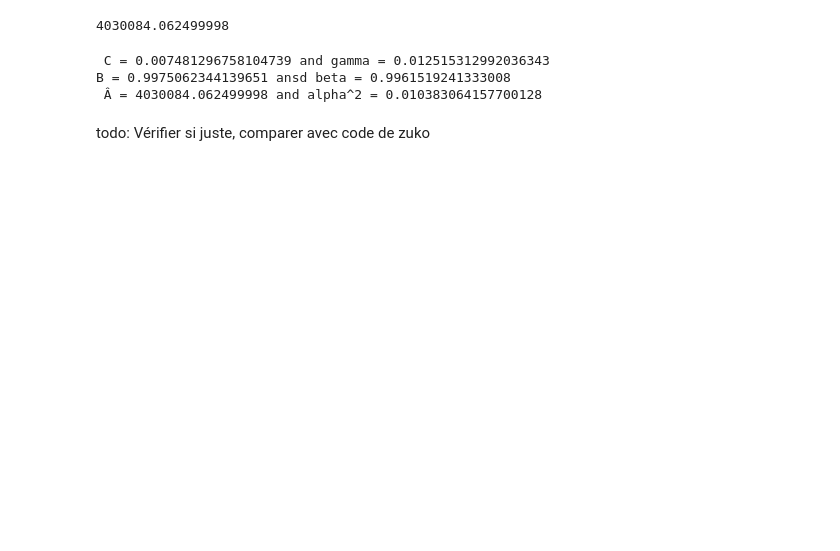
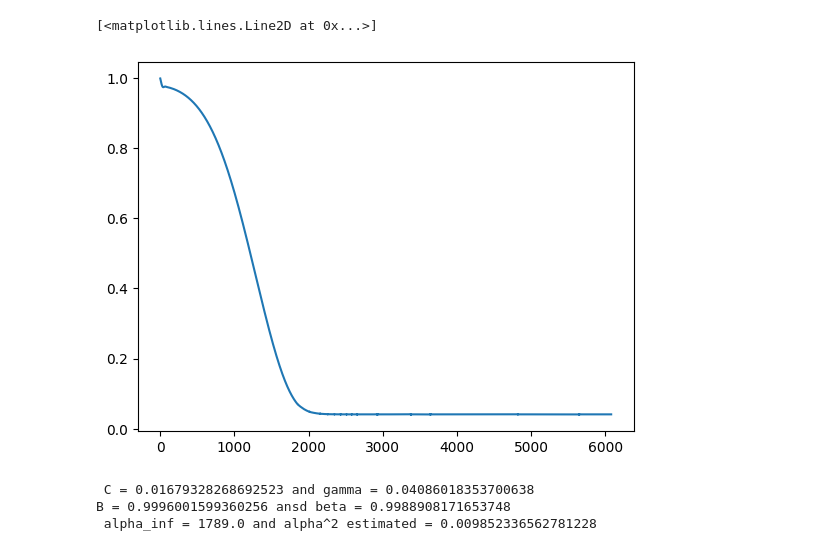
Before and after one commit to MouzaouiMatthieu/PFE, a Jupyter notebook: ConditionalFlow.ipynb, the cells around one changed output. Saved outputs shown, nothing was run; the diff lists cells and outputs as text; code cells hidden in the pictures; blank space fills up the shorter version.

```diff
--- a/ConditionalFlow.ipynb
+++ b/ConditionalFlow.ipynb
@@ -116,20 +239,19 @@ z_prime = f.forward(Z, x)
+# %%
+plt.plot(estimated_gamma)
+# %% [output]
+[<matplotlib.lines.Line2D at 0x...>]
+[figure, added]
 # %%
+
 C = (   mu0/(sigma0**2)  ) * ( 1/sigma0**2 + 1/sigma**2  )**(-1)
-
 B = ( 1/sigma**2 ) * (1/sigma**2 + 1/sigma0**2 )**(-1)
-
-A = ( 1/sigma0**2 + 1/sigma**2)
-borne = mu0**2 + (1 + (sigma0**2)/(sigma**2) ) * (A**2)
-borne
+A = ( 1/sigma0**2 + 1/sigma**2)**(-1/2)
+alpha_inf = mu0**2 + (1 + (sigma0/sigma)**2 ) * (A**2)
-# %% [output]
-4030084.062499998
 # %%
 print(f" C = {C} and gamma = {f.gamma.item()}")
 print(f"B = {B} ansd beta = {f.beta.item()}")
-print(f" Â = {borne} and alpha^2 = {torch.exp(f.omega).item()**2}")
+print(f" alpha_inf = {alpha_inf} and alpha^2 estimated = {torch.exp(f.omega).item()**2}")
 # %% [output]
- C = 0.007481296758104739 and gamma = 0.012515312992036343
-B = 0.9975062344139651 ansd beta = 0.9961519241333008
- Â = 4030084.062499998 and alpha^2 = 0.010383064157700128
+ C = 0.01679328268692523 and gamma = 0.04086018353700638
+B = 0.9996001599360256 ansd beta = 0.9988908171653748
+ alpha_inf = 1789.0 and alpha^2 estimated = 0.009852336562781228
-# %% [markdown]
-todo: Vérifier si juste, comparer avec code de zuko
```
Also changed, not shown: parts of 18 cells of this notebook.
